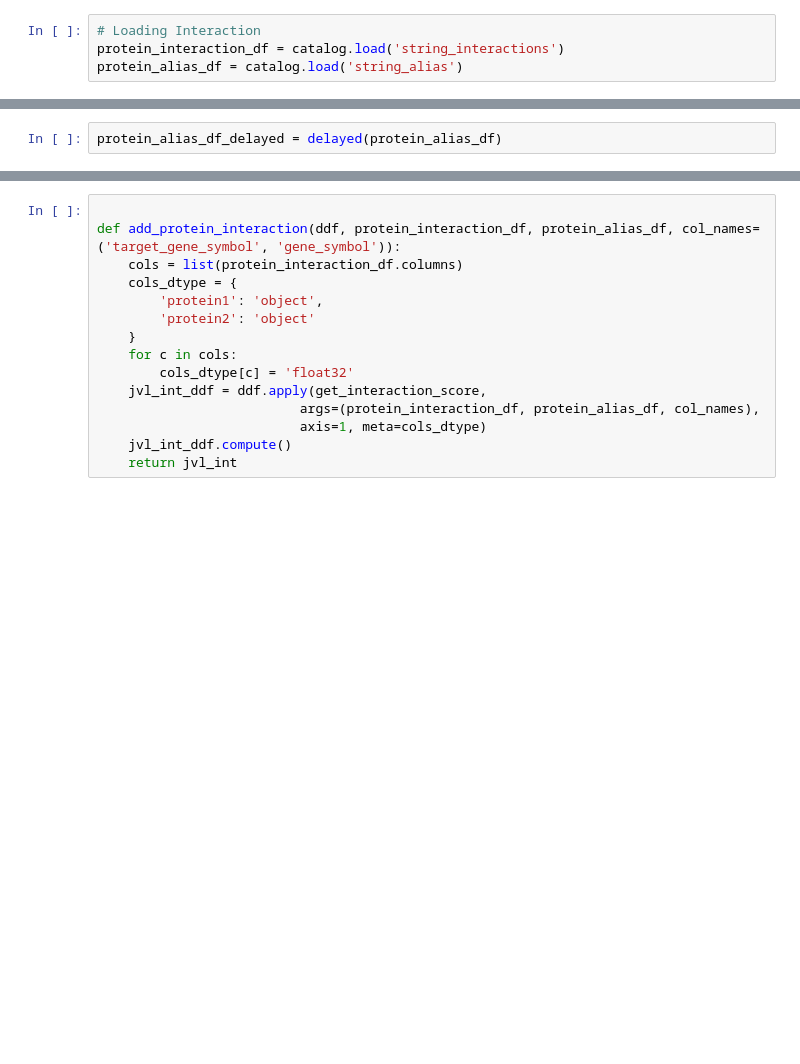
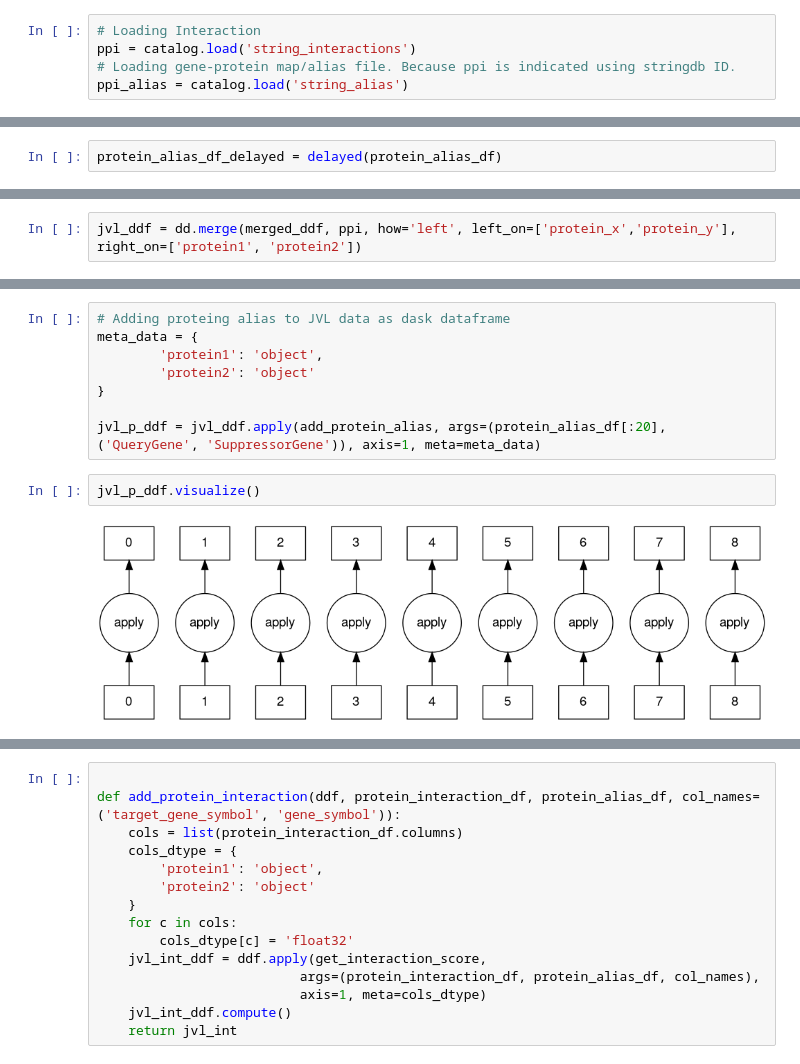
Before and after one commit to MTG-Lab/modspy-data, a Jupyter notebook: notebooks/4_add_stringdb.ipynb, the cells around one changed output, grey strips where cells are left out. Saved outputs shown, nothing was run; the diff lists cells and outputs as text; blank space fills up the shorter version.

Commit message:
:spider_web: StringDB interaction added with JVL dataset

```diff
--- a/notebooks/4_add_stringdb.ipynb
+++ b/notebooks/4_add_stringdb.ipynb
@@ -31,5 +33,6 @@ from dask import delayed
 # %%
 # Loading Interaction
-protein_interaction_df = catalog.load('string_interactions')
-protein_alias_df = catalog.load('string_alias')
+ppi = catalog.load('string_interactions')
+# Loading gene-protein map/alias file. Because ppi is indicated using stringdb ID.
+ppi_alias = catalog.load('string_alias')
 # %% [output]
@@ -217,0 +379,2 @@ def add_stringdb_partition(df_partition, col_names=('target_gene_symbol', 'modif
+# %%
+jvl_ddf = dd.merge(merged_ddf, ppi, how='left', left_on=['protein_x','protein_y'], right_on=['protein1', 'protein2'])
@@ -217,0 +477,12 @@ def add_stringdb_partition(df_partition, col_names=('target_gene_symbol', 'modif
+# %%
+# Adding proteing alias to JVL data as dask dataframe
+meta_data = {
+        'protein1': 'object',
+        'protein2': 'object'
+}
+
+jvl_p_ddf = jvl_ddf.apply(add_protein_alias, args=(protein_alias_df[:20], ('QueryGene', 'SuppressorGene')), axis=1, meta=meta_data)
+# %%
+jvl_p_ddf.visualize()
+# %% [output]
+[figure, added]
```
Also changed, not shown: parts of 50 cells of this notebook.
